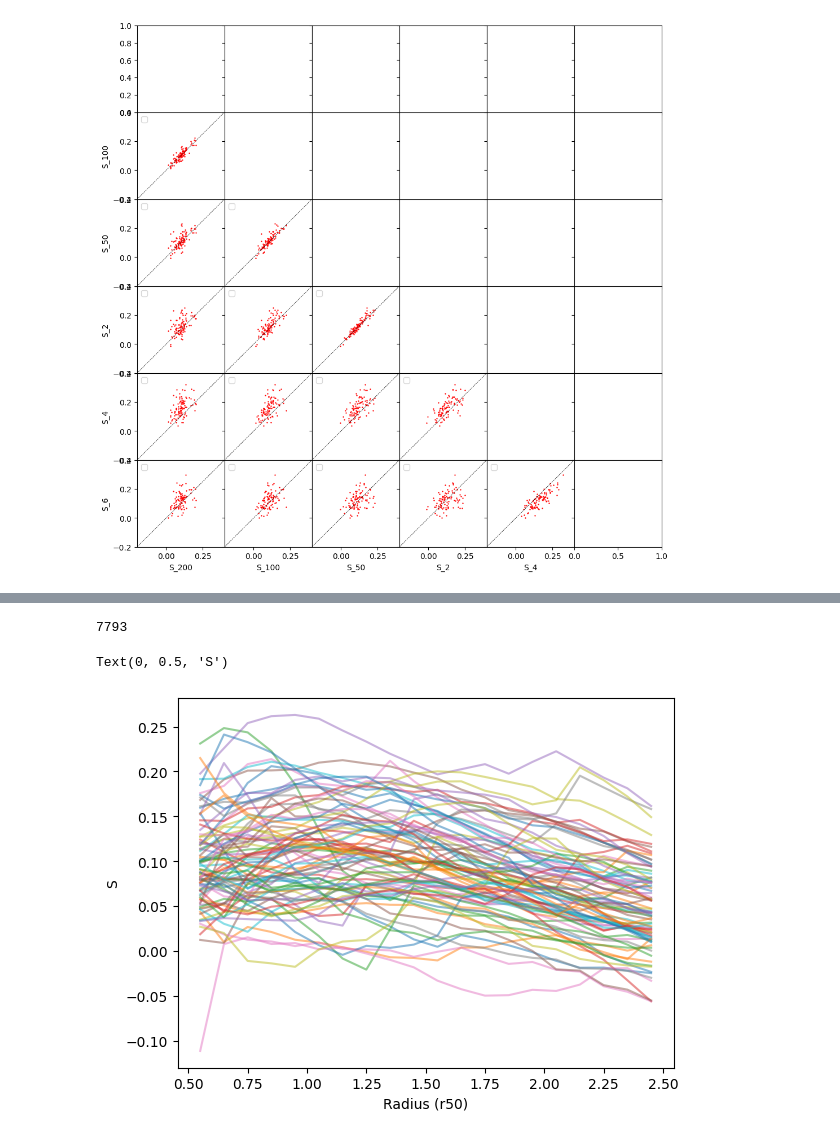
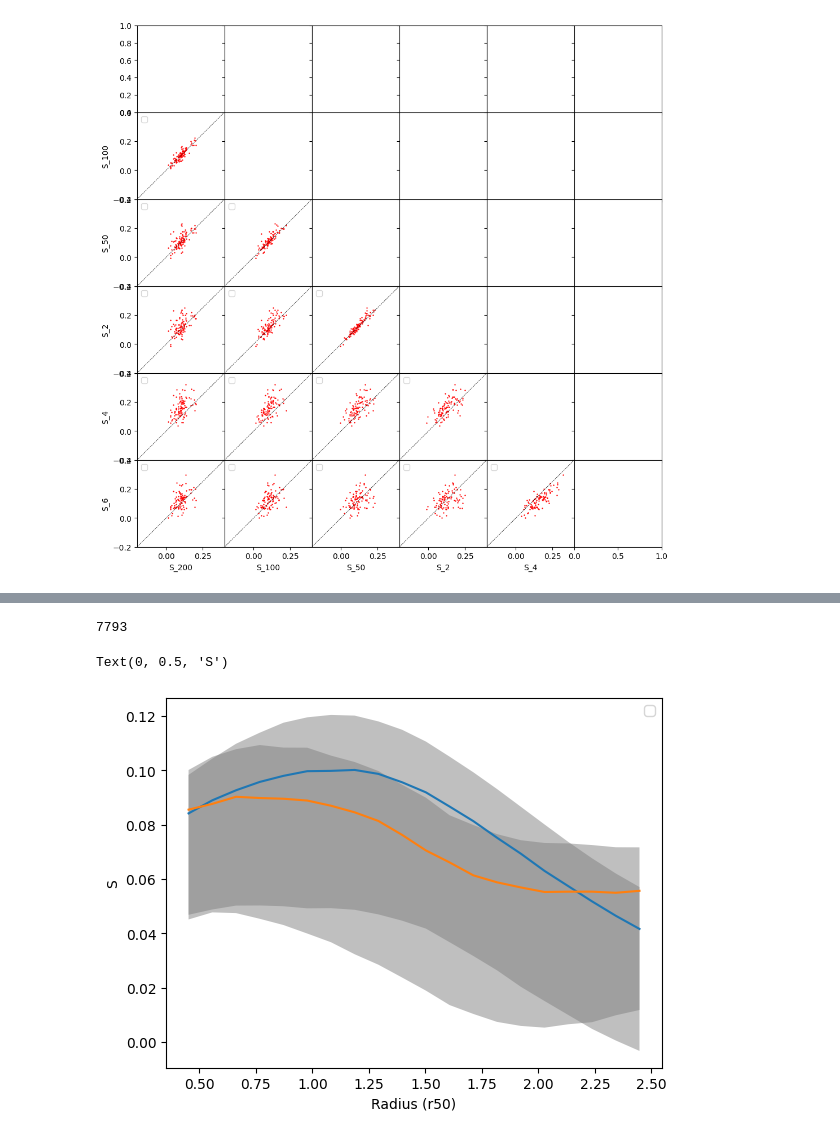
Before and after one commit to yjqqyjq/code, a Jupyter notebook: plot_s.ipynb, the cells around one changed output, grey strips where cells are left out. Saved outputs shown, nothing was run; the diff lists cells and outputs as text; code cells hidden in the pictures.

```diff
--- a/plot_s.ipynb
+++ b/plot_s.ipynb
@@ -187,15 +182,15 @@ ax.scatter(S_c,S_sat,s=0.2,alpha=0.3)
 <matplotlib.collections.PathCollection at 0x...>
 [figure]
 # %%
-samples = np.array([S_200_all,S_100_all,S_50_all]).T
-labels=["S_200","S_100", "S_50"]
+samples = np.array([S_c,S_m]).T
+labels=["S_central","S_satellite"]
 #print(samples)
     # Create the corner plot
 fig = corner.corner(samples, labels=labels,
                          # Optional: true values
                         quantiles=[0.16, 0.5, 0.84], show_titles=True)
-axes = np.array(fig.axes).reshape((3,3))
-for yi in range(3):
+axes = np.array(fig.axes).reshape((2,2))
+for yi in range(2):
     for xi in range(yi):
         ax = axes[yi, xi]
         ax.set_xbound(-0.2,0.4)
@@ -263,11 +258,13 @@ for yi in range(6):
 [figure]
 # %%
 path="/Users/24756376/data/Flamingo/L1000N0900/"
-f=h5py.File(path+'S_compare.hdf5','r')
-
-S=np.array(f["S_distance"])
+f=h5py.File(path+'S_compare_new.hdf5','r')
+S_n=np.array(f["S_distance_wo_nei"])#no near halos
+S_cen=np.array(f["S_distance_cen"])#just central cluster
+S=np.array(f["S_distance"])#everything
+S_nosat=np.array(f["S_distance_wo_satellite"])#central halo +unbound(without satellite)
 f.close()
-bins=np.linspace(0.5,2,15)
+bins=np.linspace(0.4,2,15)
 
 f=h5py.File(path+'S_dist.hdf5','r')
 peak=np.array(f["bar_peak"])
@@ -275,7 +272,3 @@ peak=np.array(f["bar_peak"])
 
 
 f.close()
-
-
-fig = plt.figure()
-ax=plt.subplot(1,1,1)
@@ -284,25 +275,20 @@ ax=plt.subplot(1,1,1)
 # %%
 fig = plt.figure()
 ax=plt.subplot(1,1,1)
-bins=np.linspace(0.5,2.5,21)
+bins=np.linspace(0.2,2.5,21)
 bin=(bins[1:]+bins[:-1])/2
 print(len(peak[peak>0]))
-for i in range (len(S)):
-    if i%100==0:
-      if peak[i]>0:
-        ax.plot(bin,S[i],alpha=0.5)
-'''
-for i in range (1000,1100):
-    if S[i][0]>-1:
-        ax.plot(bins,S[i],color='red',alpha=0.5)
-for i in range (10000,10100):
-    if S[i][0]>-1:
-        ax.plot(bins,S[i],color='yellow',alpha=0.5)
+
 ax.legend()
-'''
+per=np.percentile(S[peak>0], [16, 50, 64], axis=0)
+ax.plot(bin, per[1], label='witghout neighbor')
+ax.fill_between(bin, per[0],per[2], facecolor='gray', alpha=.5, label=r"$1-\sigma$")
+per=np.percentile(S[peak==0], [16, 50, 64], axis=0)
+ax.plot(bin, per[1], label='with neighbor')
+ax.fill_between(bin, per[0],per[2], facecolor='gray', alpha=.5, label=r"$1-\sigma$")
 ax.set_xlabel("Radius (r50)")
 ax.set_ylabel("S")
 # %% [output]
 7793
 Text(0, 0.5, 'S')
-[figure, old version]
+[figure, new version]
```
Also changed, not shown: parts of 9 cells of this notebook, 9 other files.
